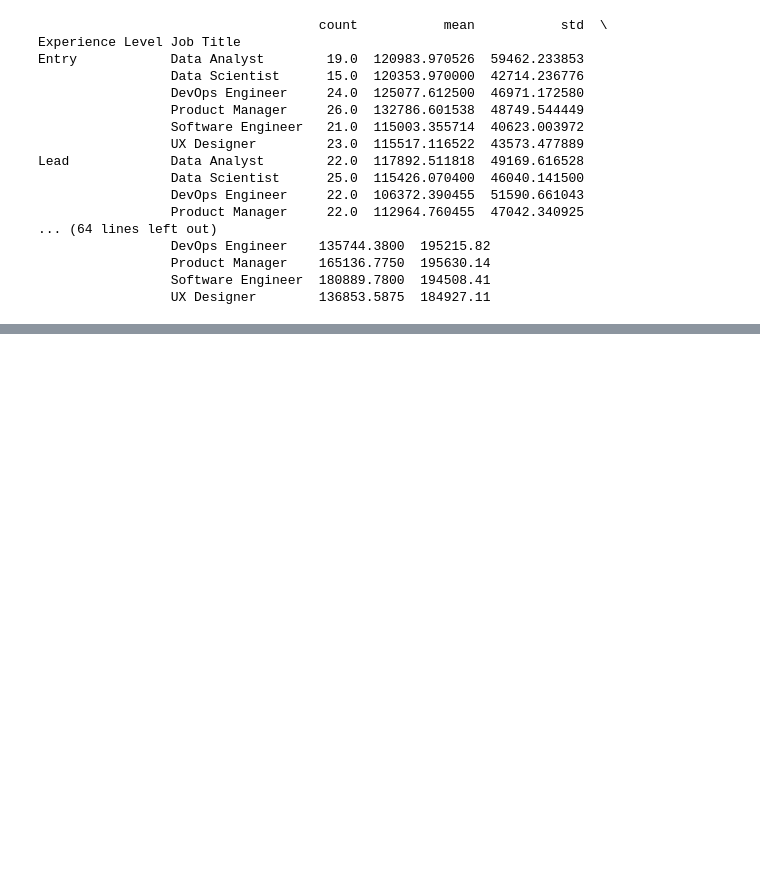
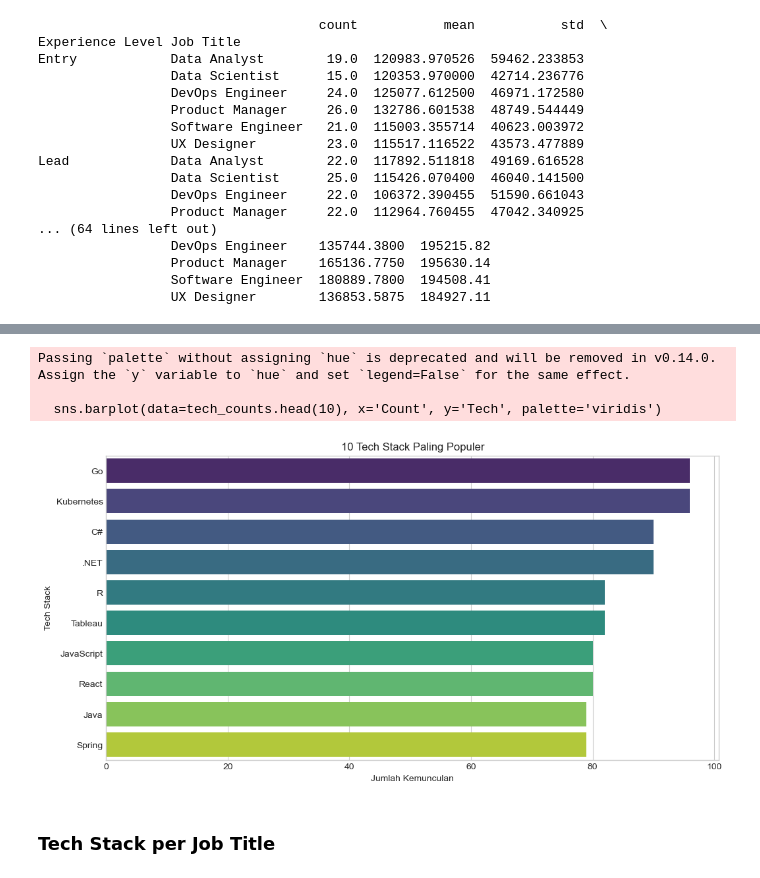
Before and after one commit to YafiRizky/Portofolio, a Jupyter notebook: Analisa_Gaji_WFA/notebook/WFA_analisis.ipynb, the cells around one changed output, grey strips where cells are left out. Drawn from its saved outputs; the diff is of its cells as text; code cells hidden in the pictures; blank space fills up the shorter version.

```diff
--- a/Analisa_Gaji_WFA/notebook/WFA_analisis.ipynb
+++ b/Analisa_Gaji_WFA/notebook/WFA_analisis.ipynb
@@ -350,0 +361,13 @@ Lead             Data Analyst        22.0  117892.511818  49169.616528
+# %%
+# Preprocessing String Tech Stack menjadi list
+wfa_df['Tech Stack'] = wfa_df['Tech Stack'].str.split(', ')
+
+# Membuat Baris terpisah untuk setiap Tech Stack dengan explode
+tech_exploded = wfa_df.explode('Tech Stack')
+
+# Hitung frekuensi setiap Tech Stack
+tech_counts = tech_exploded['Tech Stack'].value_counts().reset_index()
+tech_counts.columns = ['Tech', 'Count']
+
+print("\n10 Tech Stack Paling Populer")
+print(tech_counts.head(10))
@@ -350,0 +387,15 @@ Lead             Data Analyst        22.0  117892.511818  49169.616528
+# %%
+# Visualisasi Tech Stack Paling Populer
+plt.figure(figsize=(12, 6))
+sns.barplot(data=tech_counts.head(10), x='Count', y='Tech', palette='viridis')
+plt.title('10 Tech Stack Paling Populer')
+plt.xlabel('Jumlah Kemunculan')
+plt.ylabel('Tech Stack')
+plt.show()
+# %% [output]
+Passing `palette` without assigning `hue` is deprecated and will be removed in v0.14.0. Assign the `y` variable to `hue` and set `legend=False` for the same effect.
+
+  sns.barplot(data=tech_counts.head(10), x='Count', y='Tech', palette='viridis')
+[figure, added]
+# %% [markdown]
+### Tech Stack per Job Title
```
Also changed, not shown: parts of 7 cells of this notebook, 7 other files.
